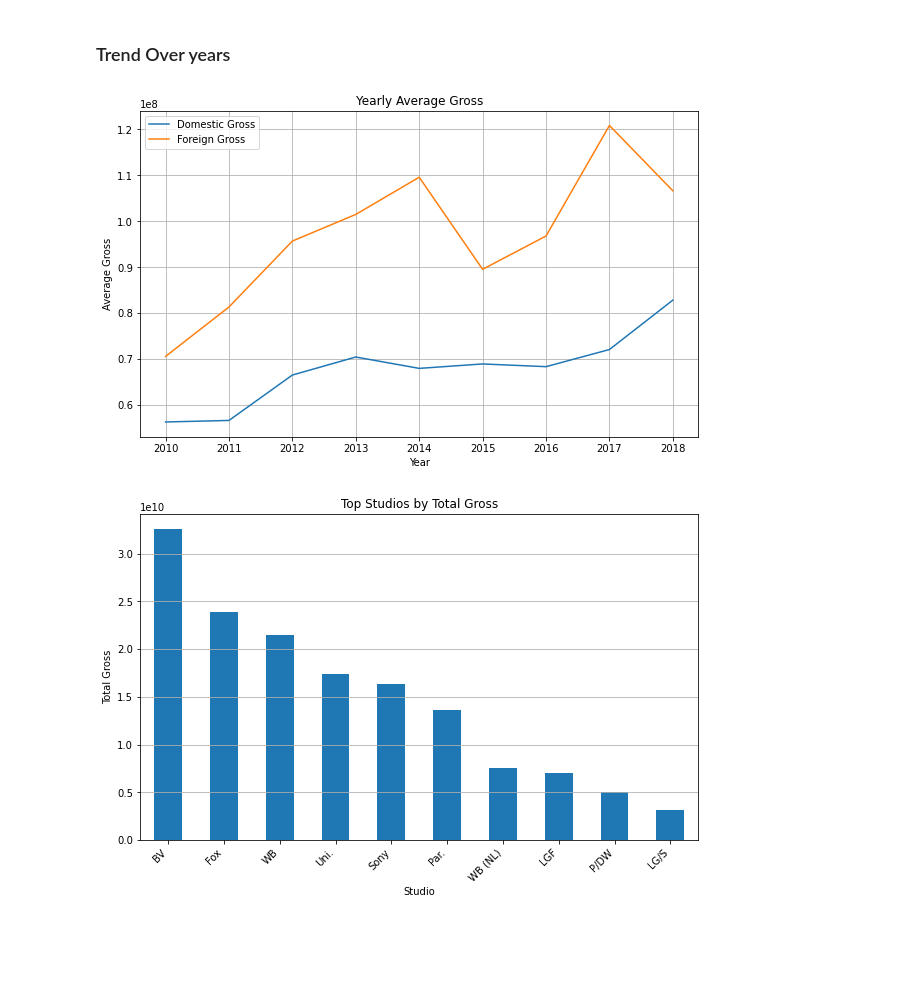
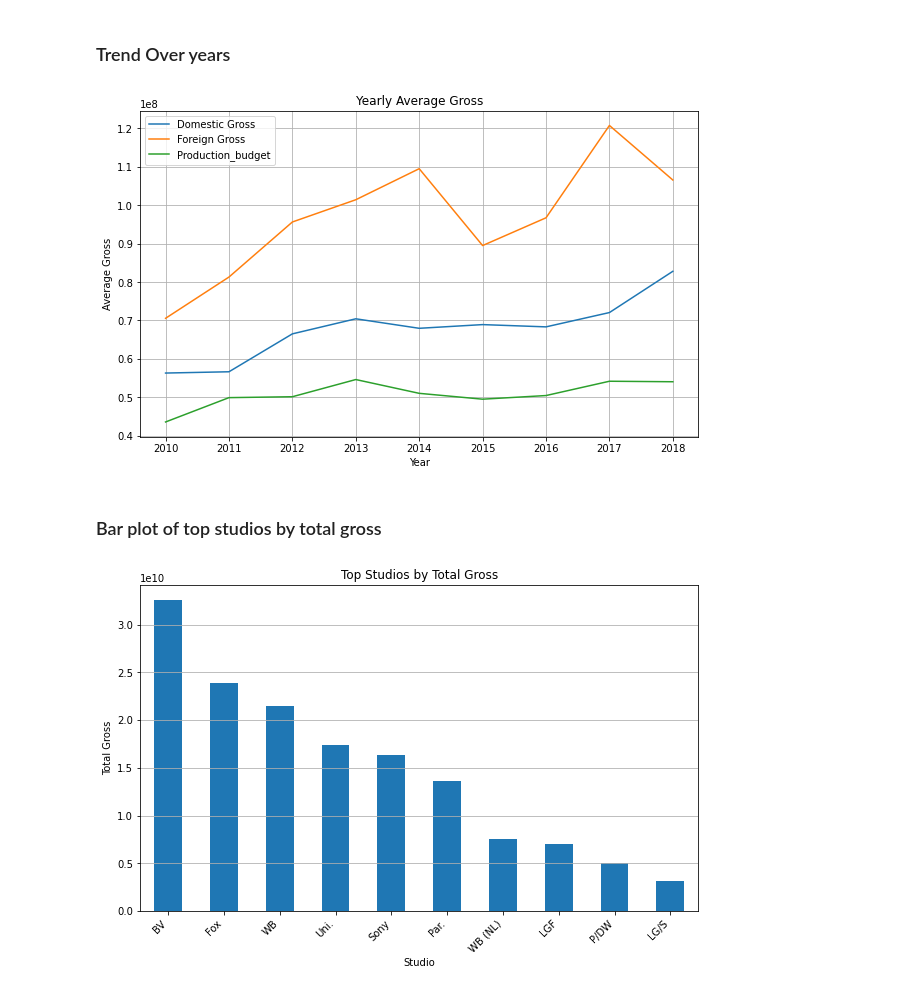
Before and after one commit to Sharon-Chebet/DS_Project_Phase_1, a Jupyter notebook: project.ipynb, the cells around one changed output. Cells and saved outputs as stored; diff of their text form; code cells hidden in the pictures; blank space fills up the shorter version.

```diff
--- a/project.ipynb
+++ b/project.ipynb
@@ -556,3 +559,9 @@ year
 2016      6.831429e+07   9.672652e+07
 2017      7.204138e+07   1.207773e+08
 2018      8.278864e+07   1.065695e+08
+# %%
+# trend over years
+yearly_average_gross = Cleaned_dataset_df.groupby('year')[['domestic_gross_x', 'foreign_gross','production_budget']].mean()
+
+print("\nYearly Average Gross:")
+print(yearly_average_gross)
@@ -586,16 +608,19 @@ print(top_grossing)
 # %%
 # Line plot of yearly average gross
 plt.figure(figsize=(10, 6))
 plt.plot(yearly_average_gross.index, yearly_average_gross['domestic_gross_x'], label='Domestic Gross')
 plt.plot(yearly_average_gross.index, yearly_average_gross['foreign_gross'], label='Foreign Gross')
+plt.plot(yearly_average_gross.index, yearly_average_gross['production_budget'], label='Production_budget')
 plt.xlabel('Year')
 plt.ylabel('Average Gross')
 plt.title('Yearly Average Gross')
 plt.legend()
 plt.grid(True)
 plt.show()
 # %% [output]
-[figure, old version]
+[figure, new version]
+# %% [markdown]
+###  Bar plot of top studios by total gross
 # %%
 # Bar plot of top studios by total gross
 top_studio_gross =Cleaned_dataset_df.groupby('studio')['total_gross'].sum().nlargest(10)
```
Also changed, not shown: parts of 7 cells of this notebook.
